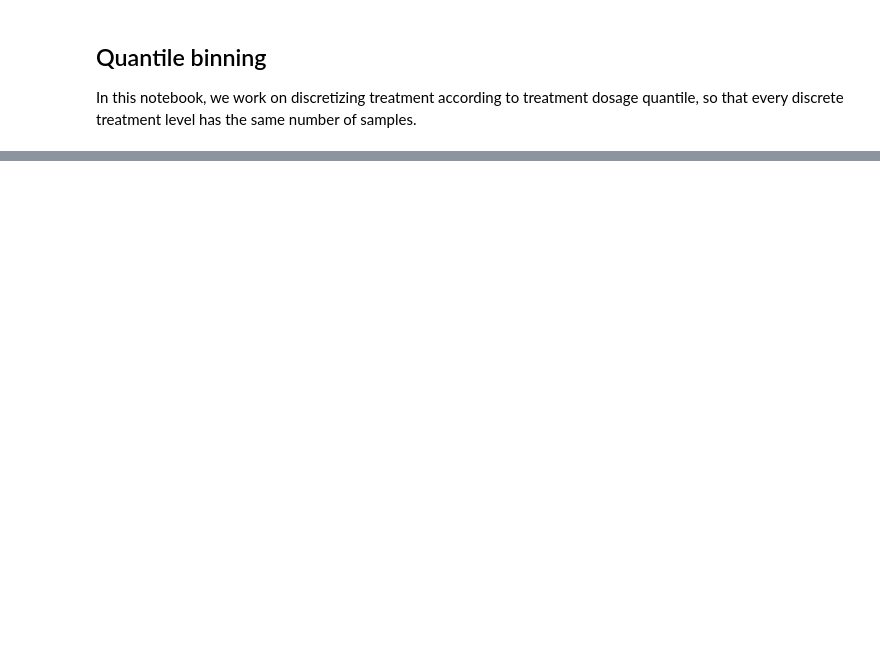
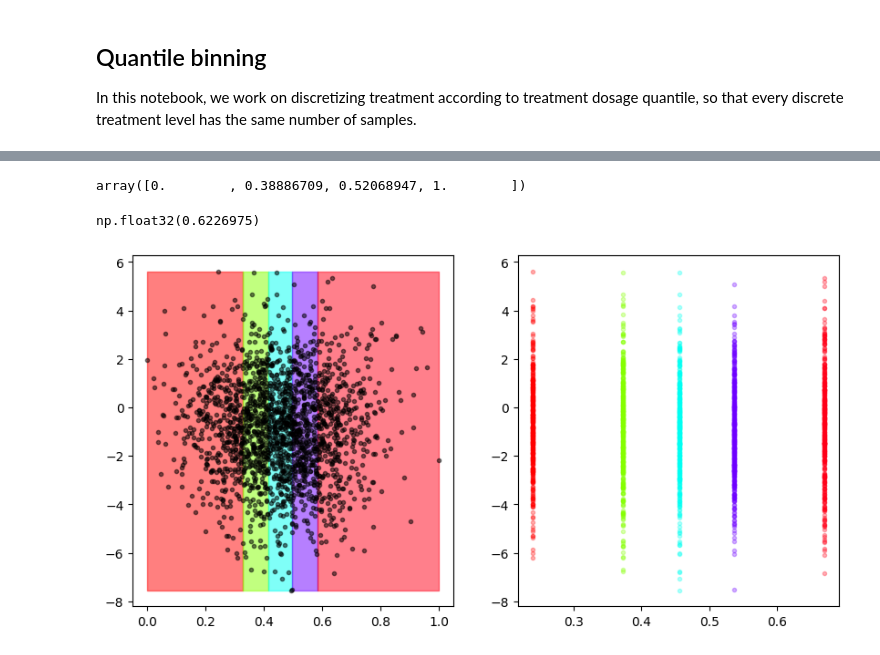
Before and after one commit to chris-L6/CausalPFN, a Jupyter notebook: my-work/Week_11-17/notebooks/quantile_binning.ipynb, the cells around one changed output, grey strips where cells are left out. Saved outputs shown, nothing was run; the diff lists cells and outputs as text; code cells hidden in the pictures; blank space fills up the shorter version.

Commit message:
script for visualizing quantile binning

```diff
--- a/my-work/Week_11-17/notebooks/quantile_binning.ipynb
+++ b/my-work/Week_11-17/notebooks/quantile_binning.ipynb
@@ -36,3 +53,13 @@ df = pd.concat([
+# %%
+bin_edges = np.percentile(T, np.linspace(0, 100, 4))
+bin_edges
+# %% [output]
+array([0.        , 0.38886709, 0.52068947, 1.        ])
+# %%
+ids = (T < bin_edges[3]) & (T > bin_edges[2])
+T[ids].mean()
+# %% [output]
+np.float32(0.6226975)
 # %%
 # Discretization function
 def discretize_treatment(T: np.ndarray, N: int) -> np.ndarray:
@@ -40,12 +67,53 @@ def discretize_treatment(T: np.ndarray, N: int) -> np.ndarray:
 
     Args:
         T (np.ndarray): The raw treatment data
-        N (int): The number of discretized treatment values to use
+        N (int): The number of bins (equiv to the number of discrete treatment values)
 
     Returns:
         np.ndarray: The discretized treatment data
     """
-    dt = 1 / (N - 1)
-    T_discrete = np.round(np.array(T, dtype=np.float32) / dt) * dt
+    T_discrete = np.zeros(T.shape)
+    bin_edges = np.percentile(T, np.linspace(0, 100, N + 1))
+    for i in range(len(bin_edges) - 1):
+        left_edge = bin_edges[i]
+        right_edge = bin_edges[i + 1]
+        ids = (T > left_edge) & (T < right_edge)
+        avg = np.mean(T[ids])
+        T_discrete[ids] = avg
 
     return T_discrete
+# %%
+# Visualization of the discretization process. Change N_DISC below.
+N_DISC = 5
+T_discrete = discretize_treatment(T, N_DISC)
+
+bin_edges = np.percentile(T, np.linspace(0, 100, N_DISC + 1))
+plt.figure(figsize=(10, 5))
+c_map = plt.get_cmap("hsv", N_DISC) # new color for each discrete dosage
+i = 0
+plt.subplot(1, 2, 1)
+plt.plot(T, Y, '.', alpha=0.5, c="k") # plot the data
+for idx in range(N_DISC):
+    left_edge = bin_edges[i]
+    right_edge = bin_edges[i + 1]
+    ids = (T > left_edge) & (T < right_edge)
+    avg = np.mean(T[ids])
+    plt.fill_betweenx(y=[Y.min(), Y.max()], # plot the discrete treatment regions
+                      x1=left_edge,
+                      x2=right_edge,
+                      color=c_map(i), alpha=0.5)
+    i += 1
+
+plt.subplot(1, 2, 2)
+i = 0
+for idx in range(N_DISC):
+    left_edge = bin_edges[i]
+    right_edge = bin_edges[i + 1]
+    ids = (T > left_edge) & (T < right_edge)
+    avg = np.mean(T[ids])
+    plt.plot(T_discrete[ids], Y[ids], '.', alpha=0.3, c=c_map(i))
+    i += 1
+
+plt.show()
+# %% [output]
+[figure, added]
```
Also changed, not shown: parts of 2 cells of this notebook.
